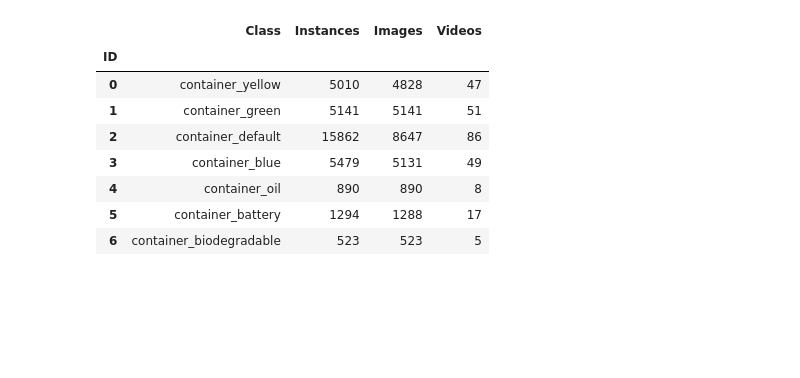
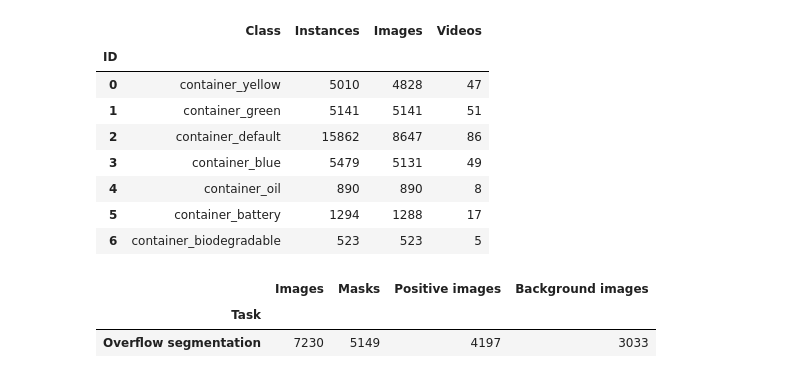
Before and after one commit to mdmohsin212/WasteScope, a Jupyter notebook: notebooks/01_dataset_audit.ipynb, the cells around one changed output. Saved outputs shown, nothing was run; the diff lists cells and outputs as text; code cells hidden in the pictures; blank space fills up the shorter version.

```diff
--- a/notebooks/01_dataset_audit.ipynb
+++ b/notebooks/01_dataset_audit.ipynb
@@ -154,3 +154,22 @@ Tracking: seven target classes
 | 4 | container_oil | 890 | 890 | 8 |
 | 5 | container_battery | 1294 | 1288 | 17 |
 | 6 | container_biodegradable | 523 | 523 | 5 |
+# %%
+overflow =[
+    annotation for annotation in coco["annotations"]
+    if annotation["category_id"] == overflow_id
+]
+
+positive_images = {annotation['image_id'] for annotation in overflow}
+
+display(pd.DataFrame([{
+    'Task': 'Overflow segmentation',
+    'Images': len(coco['images']),
+    'Masks': len(overflow),
+    'Positive images': len(positive_images),
+    'Background images': len(coco['images']) - len(positive_images)
+}]).set_index('Task'))
+# %% [output]
+|  | Images | Masks | Positive images | Background images |
+| Task |  |  |  |  |
+| Overflow segmentation | 7230 | 5149 | 4197 | 3033 |
```
